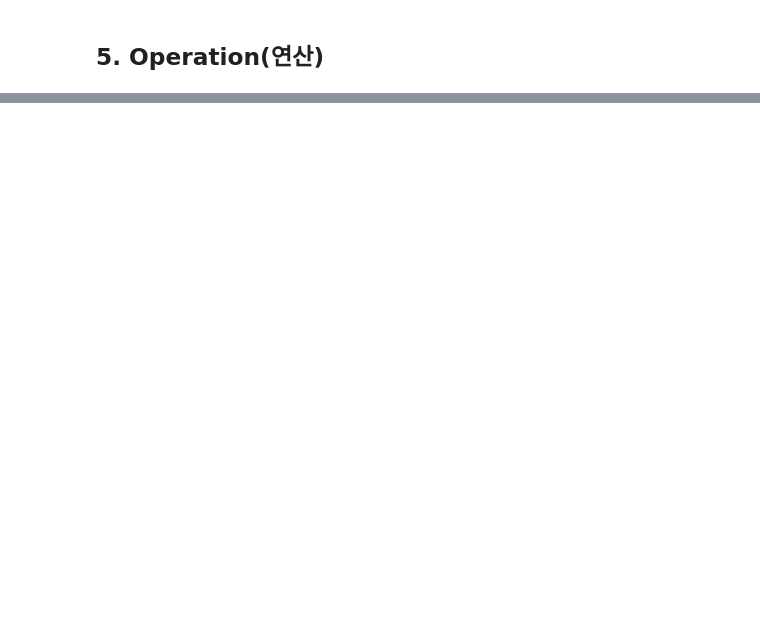
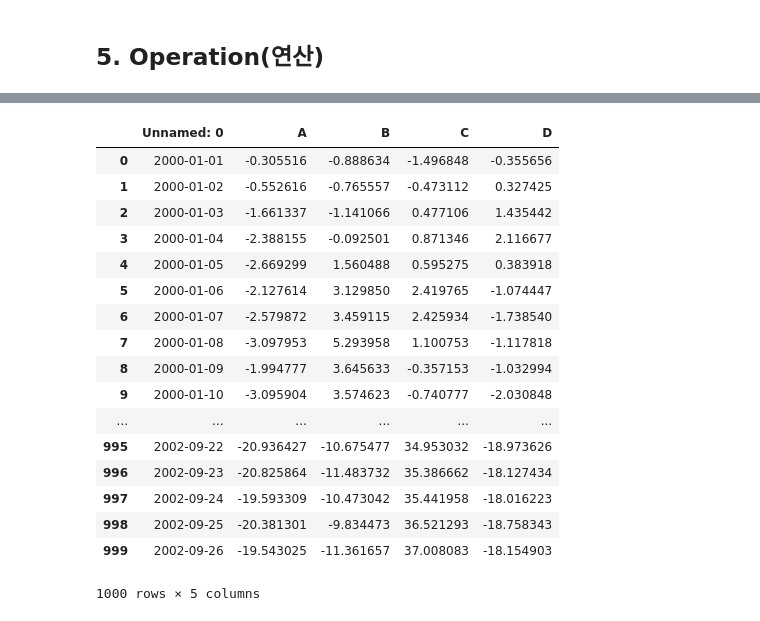
Before and after one commit to voidsatisfaction/TIL, a Jupyter notebook: @@DataScience/pandas/10_min_pandas.ipynb, the cells around one changed output, grey strips where cells are left out. Cells and saved outputs as stored; diff of their text form; code cells hidden in the pictures; blank space fills up the shorter version.

```diff
--- a/@@DataScience/pandas/10_min_pandas.ipynb
+++ b/@@DataScience/pandas/10_min_pandas.ipynb
@@ -320,0 +551,8 @@ dtype: object
+# %%
+ts = pd.Series(np.random.randn(1000), index=pd.date_range('1/1/2000', periods=1000))
+ts = ts.cumsum()
+ts.plot()
+
+df = pd.DataFrame(np.random.randn(1000, 4), index=ts.index, columns=['A', 'B', 'C', 'D'])
+df = df.cumsum()
+plt.figure(); df.plot(); plt.legend(loc='best')
@@ -320,0 +573,22 @@ dtype: object
+# %%
+df.to_csv('foo.csv')
+pd.read_csv('foo.csv')
+# %% [output]
+|  | Unnamed: 0 | A | B | C | D |
+| 0 | 2000-01-01 | -0.305516 | -0.888634 | -1.496848 | -0.355656 |
+| 1 | 2000-01-02 | -0.552616 | -0.765557 | -0.473112 | 0.327425 |
+| 2 | 2000-01-03 | -1.661337 | -1.141066 | 0.477106 | 1.435442 |
+| 3 | 2000-01-04 | -2.388155 | -0.092501 | 0.871346 | 2.116677 |
+| 4 | 2000-01-05 | -2.669299 | 1.560488 | 0.595275 | 0.383918 |
+| 5 | 2000-01-06 | -2.127614 | 3.129850 | 2.419765 | -1.074447 |
+| 6 | 2000-01-07 | -2.579872 | 3.459115 | 2.425934 | -1.738540 |
+| 7 | 2000-01-08 | -3.097953 | 5.293958 | 1.100753 | -1.117818 |
+| 8 | 2000-01-09 | -1.994777 | 3.645633 | -0.357153 | -1.032994 |
+| 9 | 2000-01-10 | -3.095904 | 3.574623 | -0.740777 | -2.030848 |
+| ... | ... | ... | ... | ... | ... |
+| 995 | 2002-09-22 | -20.936427 | -10.675477 | 34.953032 | -18.973626 |
+| 996 | 2002-09-23 | -20.825864 | -11.483732 | 35.386662 | -18.127434 |
+| 997 | 2002-09-24 | -19.593309 | -10.473042 | 35.441958 | -18.016223 |
+| 998 | 2002-09-25 | -20.381301 | -9.834473 | 36.521293 | -18.758343 |
+| 999 | 2002-09-26 | -19.543025 | -11.361657 | 37.008083 | -18.154903 |
+1000 rows × 5 columns
```
Also changed, not shown: parts of 26 cells of this notebook.
